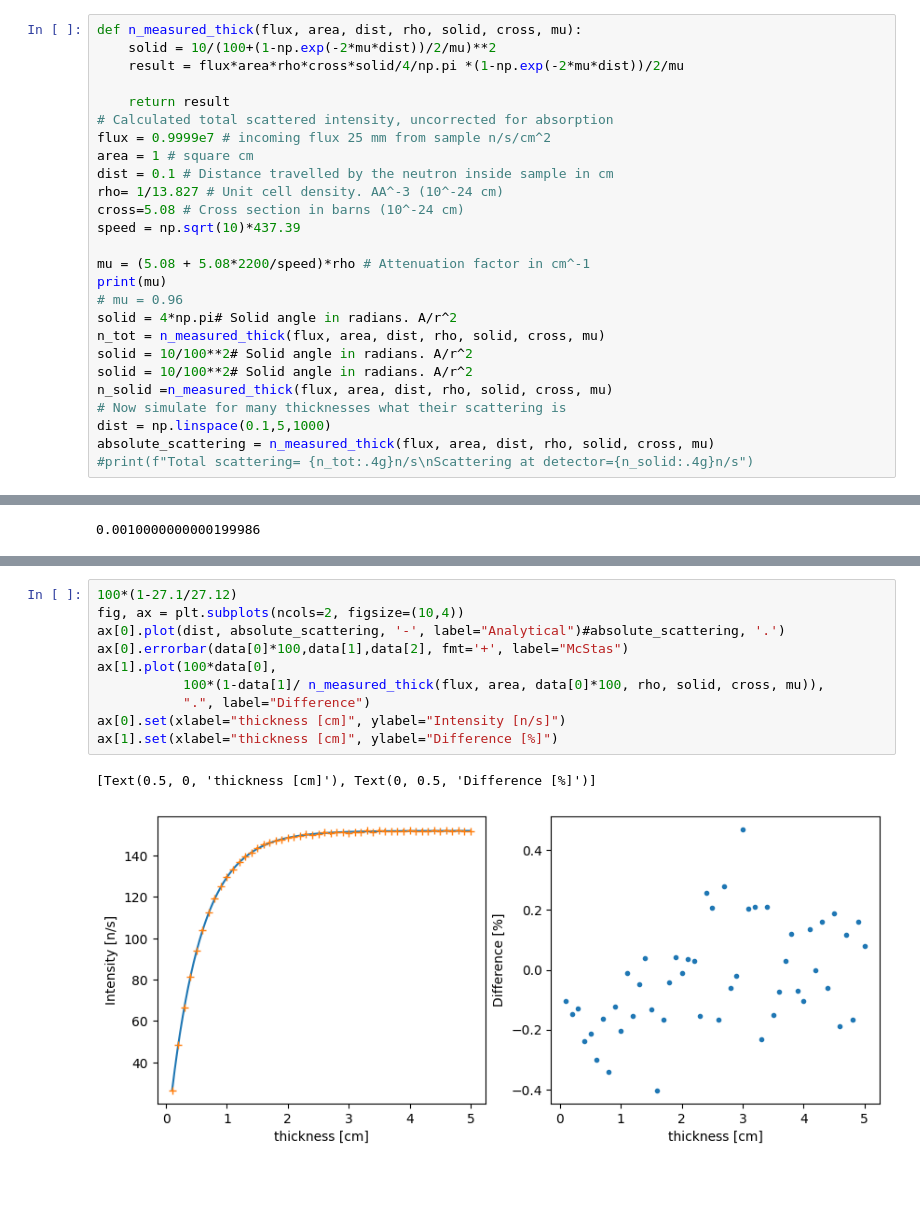
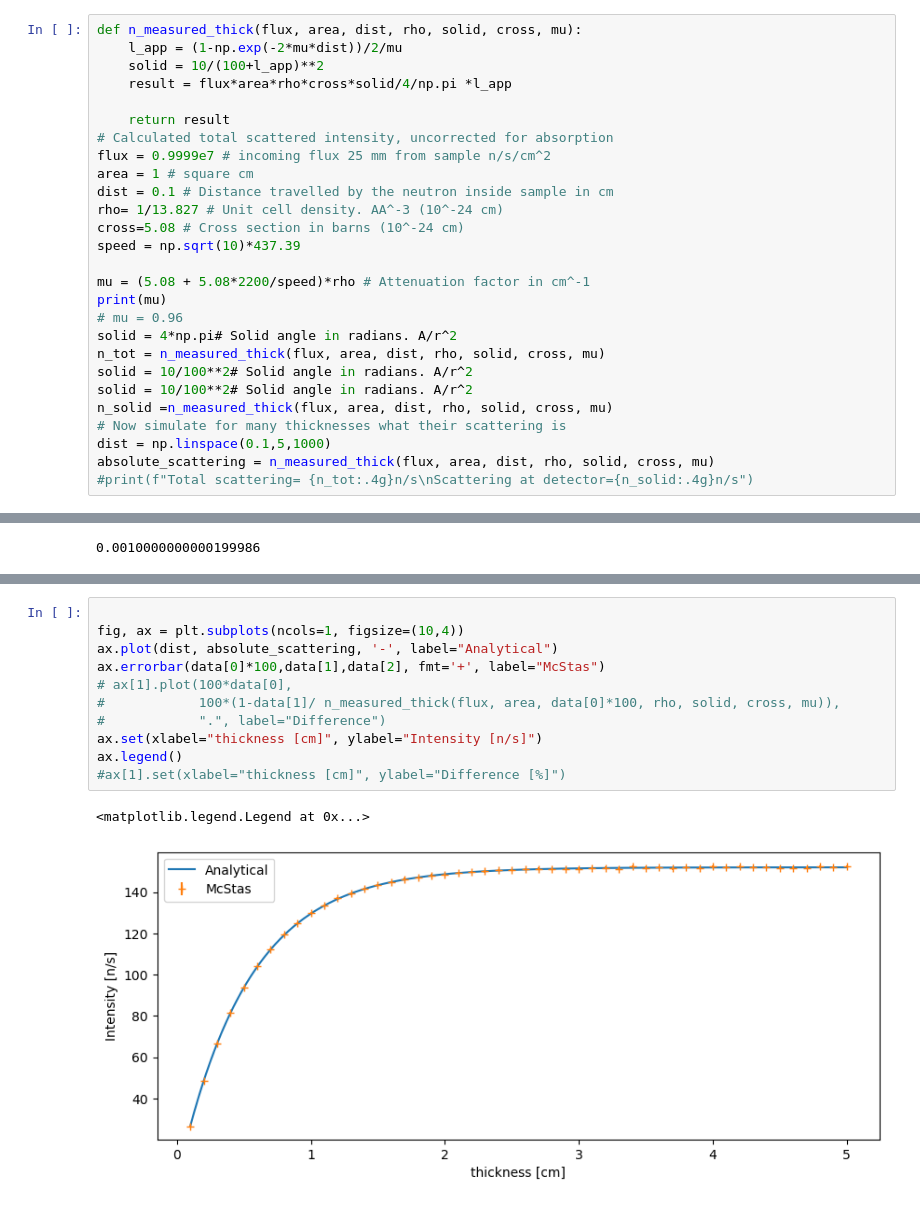
Before and after one commit to Lomholy/McStas_sample_component, a Jupyter notebook: Incoherent/Analytical.ipynb, the cells around one changed output, grey strips where cells are left out. Saved outputs shown, nothing was run; the diff lists cells and outputs as text.

```diff
--- a/Incoherent/Analytical.ipynb
+++ b/Incoherent/Analytical.ipynb
@@ -86,8 +86,9 @@ if os.path.exists(path):
 data = np.array([data_X, data_I, data_E])
 # %%
 def n_measured_thick(flux, area, dist, rho, solid, cross, mu):
-    solid = 10/(100+(1-np.exp(-2*mu*dist))/2/mu)**2
-    result = flux*area*rho*cross*solid/4/np.pi *(1-np.exp(-2*mu*dist))/2/mu
+    l_app = (1-np.exp(-2*mu*dist))/2/mu
+    solid = 10/(100+l_app)**2
+    result = flux*area*rho*cross*solid/4/np.pi *l_app
 
     return result
 # Calculated total scattered intensity, uncorrected for absorption
@@ -119,13 +130,14 @@ absolute_scattering = n_measured_thick(flux, area, dist, rho, solid, cross, mu)
 # %%
-100*(1-27.1/27.12)
-fig, ax = plt.subplots(ncols=2, figsize=(10,4))
-ax[0].plot(dist, absolute_scattering, '-', label="Analytical")#absolute_scattering, '.')
-ax[0].errorbar(data[0]*100,data[1],data[2], fmt='+', label="McStas")
-ax[1].plot(100*data[0],
-           100*(1-data[1]/ n_measured_thick(flux, area, data[0]*100, rho, solid, cross, mu)),
-           ".", label="Difference")
-ax[0].set(xlabel="thickness [cm]", ylabel="Intensity [n/s]")
-ax[1].set(xlabel="thickness [cm]", ylabel="Difference [%]")
+
+fig, ax = plt.subplots(ncols=1, figsize=(10,4))
+ax.plot(dist, absolute_scattering, '-', label="Analytical")
+ax.errorbar(data[0]*100,data[1],data[2], fmt='+', label="McStas")
+# ax[1].plot(100*data[0],
+#            100*(1-data[1]/ n_measured_thick(flux, area, data[0]*100, rho, solid, cross, mu)),
+#            ".", label="Difference")
+ax.set(xlabel="thickness [cm]", ylabel="Intensity [n/s]")
+ax.legend()
+#ax[1].set(xlabel="thickness [cm]", ylabel="Difference [%]")
 # %% [output]
-[Text(0.5, 0, 'thickness [cm]'), Text(0, 0.5, 'Difference [%]')]
+<matplotlib.legend.Legend at 0x...>
-[figure, old version]
+[figure, new version]
```
Also changed, not shown: parts of 2 cells of this notebook.
